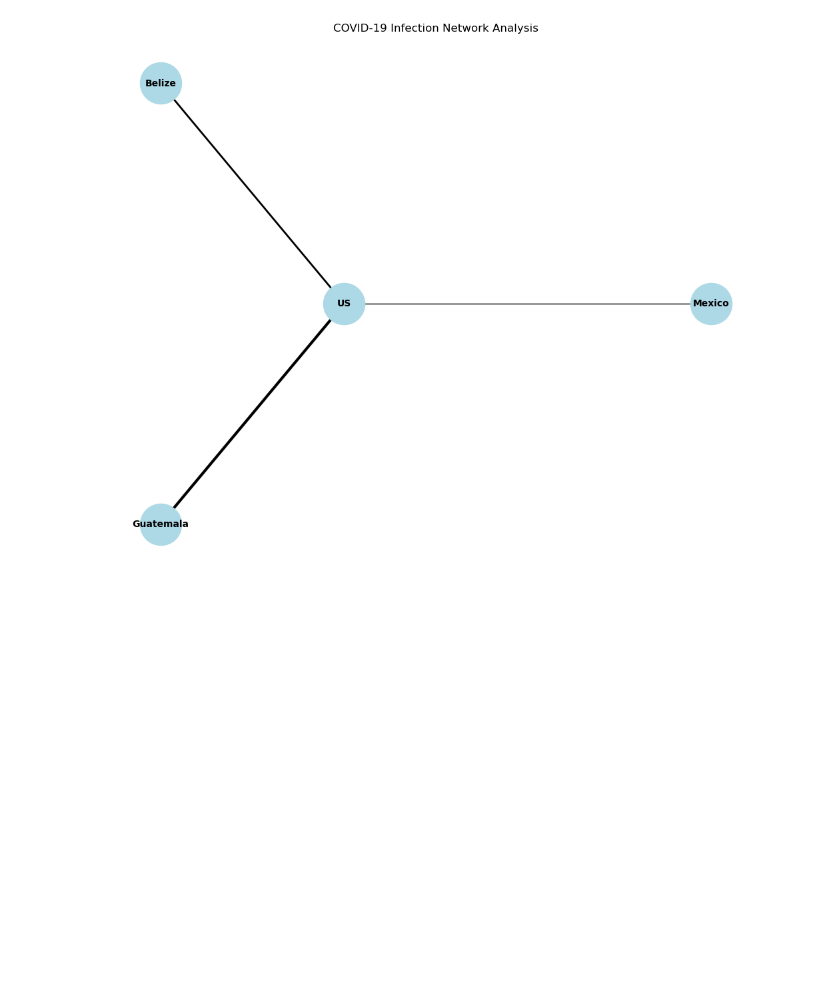
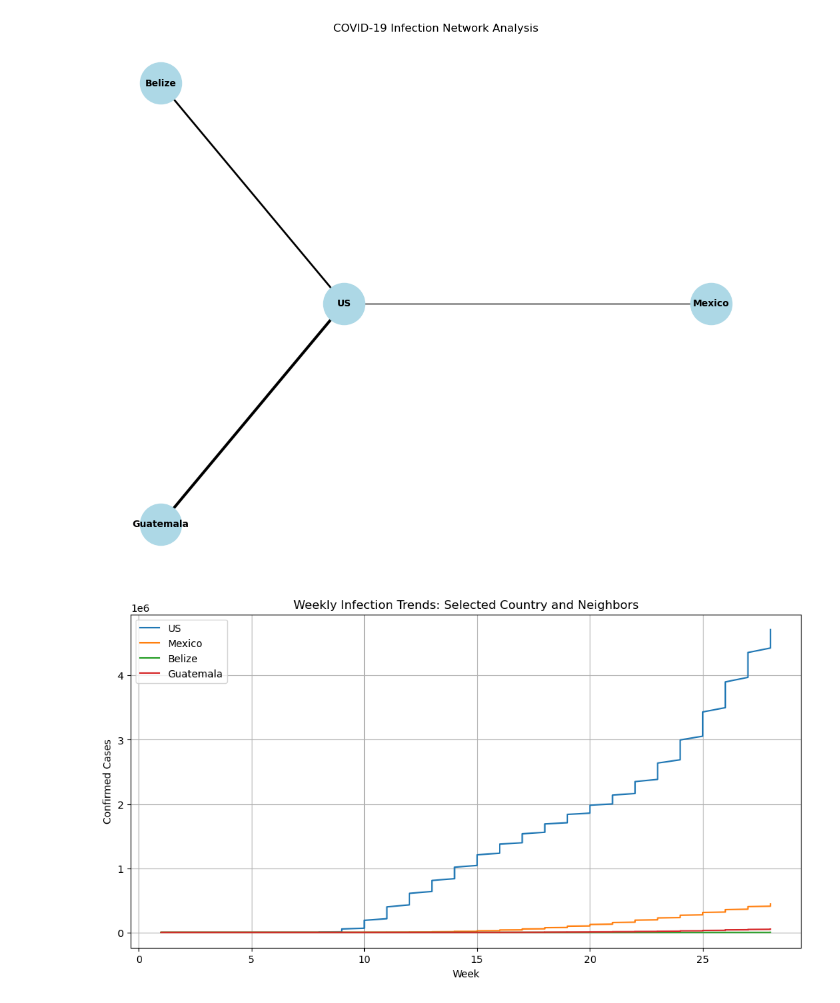
Before and after one commit to CluongUni/torrens-bda601, a Jupyter notebook: Assessment 03/A00117495_BDA601_Assessment3.ipynb, the cells around one changed output. Drawn from its saved outputs; the diff is of its cells as text; code cells hidden in the pictures; blank space fills up the shorter version.

```diff
--- a/Assessment 03/A00117495_BDA601_Assessment3.ipynb
+++ b/Assessment 03/A00117495_BDA601_Assessment3.ipynb
@@ -191,3 +191,27 @@ plt.title("COVID-19 Infection Network Analysis")
 plt.show()
 # %% [output]
 [figure]
+# %%
+# Extract weekly infection data for the selected country
+selected_country_data = df_grouped[df_grouped['Country/Region'] == selected_country]
+
+# Extract weekly infection data for neighboring countries
+neighbors_weekly_data = df_grouped[df_grouped['Country/Region'].isin(neighboring_countries)]
+
+# Merge weekly infection data for all countries
+merged_data = pd.concat([selected_country_data, neighbors_weekly_data])
+
+# Plot weekly infection trends
+plt.figure(figsize=(12, 6))
+for country in [selected_country] + neighboring_countries:
+    country_data = merged_data[merged_data['Country/Region'] == country]
+    plt.plot(country_data['Week'], country_data['Confirmed'], label=country)
+
+plt.title('Weekly Infection Trends: Selected Country and Neighbors')
+plt.xlabel('Week')
+plt.ylabel('Confirmed Cases')
+plt.legend()
+plt.grid(True)
+plt.show()
+# %% [output]
+[figure, added]
```
Also changed, not shown: parts of 2 cells of this notebook.
